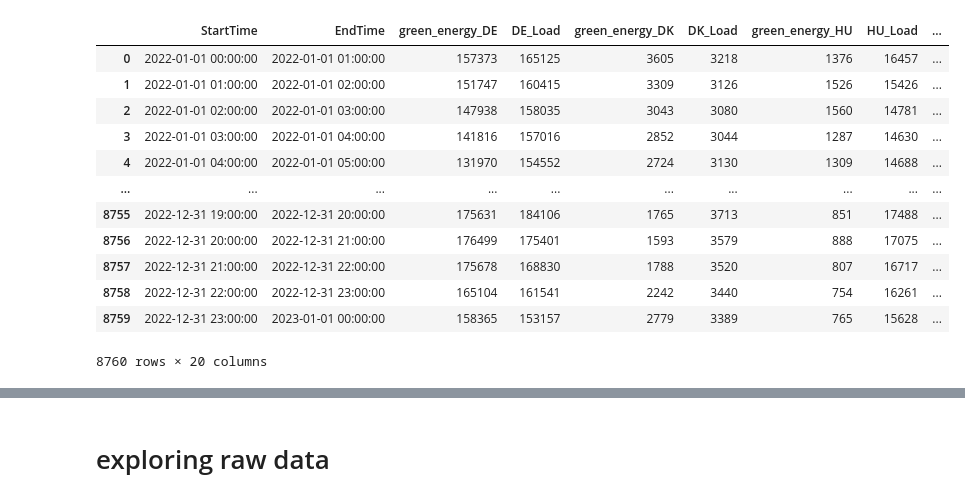
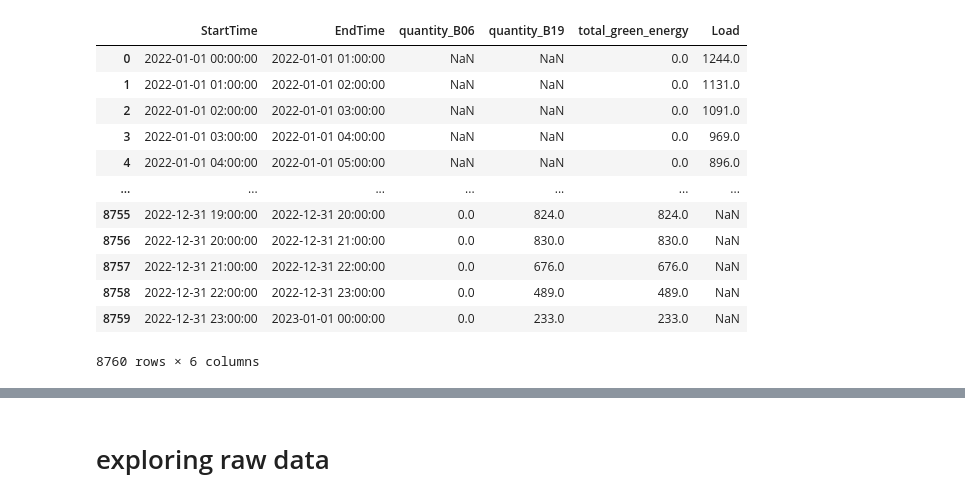
Before and after one commit to arturofredes/SchneiderHackathon_UBEcoFriends, a Jupyter notebook: pruebas.ipynb, the cells around one changed output, grey strips where cells are left out. Drawn from its saved outputs; the diff is of its cells as text; code cells hidden in the pictures.

```diff
--- a/pruebas.ipynb
+++ b/pruebas.ipynb
@@ -18,19 +48,19 @@ plt.show()
 # %%
 folder = r'data\final_data'
-file_name = 'data_def.csv'
+file_name = 'UK_data.csv'
 df = pd.read_csv(os.path.join(folder, file_name)) # change your df
 df
 # %% [output]
-|  | StartTime | EndTime | green_energy_DE | DE_Load | green_energy_DK | DK_Load | green_energy_HU | HU_Load | ... |
-| 0 | 2022-01-01 00:00:00 | 2022-01-01 01:00:00 | 157373 | 165125 | 3605 | 3218 | 1376 | 16457 | ... |
-| 1 | 2022-01-01 01:00:00 | 2022-01-01 02:00:00 | 151747 | 160415 | 3309 | 3126 | 1526 | 15426 | ... |
-| 2 | 2022-01-01 02:00:00 | 2022-01-01 03:00:00 | 147938 | 158035 | 3043 | 3080 | 1560 | 14781 | ... |
-| 3 | 2022-01-01 03:00:00 | 2022-01-01 04:00:00 | 141816 | 157016 | 2852 | 3044 | 1287 | 14630 | ... |
-| 4 | 2022-01-01 04:00:00 | 2022-01-01 05:00:00 | 131970 | 154552 | 2724 | 3130 | 1309 | 14688 | ... |
-| ... | ... | ... | ... | ... | ... | ... | ... | ... | ... |
-| 8755 | 2022-12-31 19:00:00 | 2022-12-31 20:00:00 | 175631 | 184106 | 1765 | 3713 | 851 | 17488 | ... |
-| 8756 | 2022-12-31 20:00:00 | 2022-12-31 21:00:00 | 176499 | 175401 | 1593 | 3579 | 888 | 17075 | ... |
-| 8757 | 2022-12-31 21:00:00 | 2022-12-31 22:00:00 | 175678 | 168830 | 1788 | 3520 | 807 | 16717 | ... |
-| 8758 | 2022-12-31 22:00:00 | 2022-12-31 23:00:00 | 165104 | 161541 | 2242 | 3440 | 754 | 16261 | ... |
-| 8759 | 2022-12-31 23:00:00 | 2023-01-01 00:00:00 | 158365 | 153157 | 2779 | 3389 | 765 | 15628 | ... |
+|  | StartTime | EndTime | quantity_B06 | quantity_B19 | total_green_energy | Load |
+| 0 | 2022-01-01 00:00:00 | 2022-01-01 01:00:00 | NaN | NaN | 0.0 | 1244.0 |
+| 1 | 2022-01-01 01:00:00 | 2022-01-01 02:00:00 | NaN | NaN | 0.0 | 1131.0 |
+| 2 | 2022-01-01 02:00:00 | 2022-01-01 03:00:00 | NaN | NaN | 0.0 | 1091.0 |
+| 3 | 2022-01-01 03:00:00 | 2022-01-01 04:00:00 | NaN | NaN | 0.0 | 969.0 |
+| 4 | 2022-01-01 04:00:00 | 2022-01-01 05:00:00 | NaN | NaN | 0.0 | 896.0 |
+| ... | ... | ... | ... | ... | ... | ... |
+| 8755 | 2022-12-31 19:00:00 | 2022-12-31 20:00:00 | 0.0 | 824.0 | 824.0 | NaN |
+| 8756 | 2022-12-31 20:00:00 | 2022-12-31 21:00:00 | 0.0 | 830.0 | 830.0 | NaN |
+| 8757 | 2022-12-31 21:00:00 | 2022-12-31 22:00:00 | 0.0 | 676.0 | 676.0 | NaN |
+| 8758 | 2022-12-31 22:00:00 | 2022-12-31 23:00:00 | 0.0 | 489.0 | 489.0 | NaN |
+| 8759 | 2022-12-31 23:00:00 | 2023-01-01 00:00:00 | 0.0 | 233.0 | 233.0 | NaN |
-8760 rows × 20 columns
+8760 rows × 6 columns
```
Also changed, not shown: parts of 9 cells of this notebook, 5 other files.
